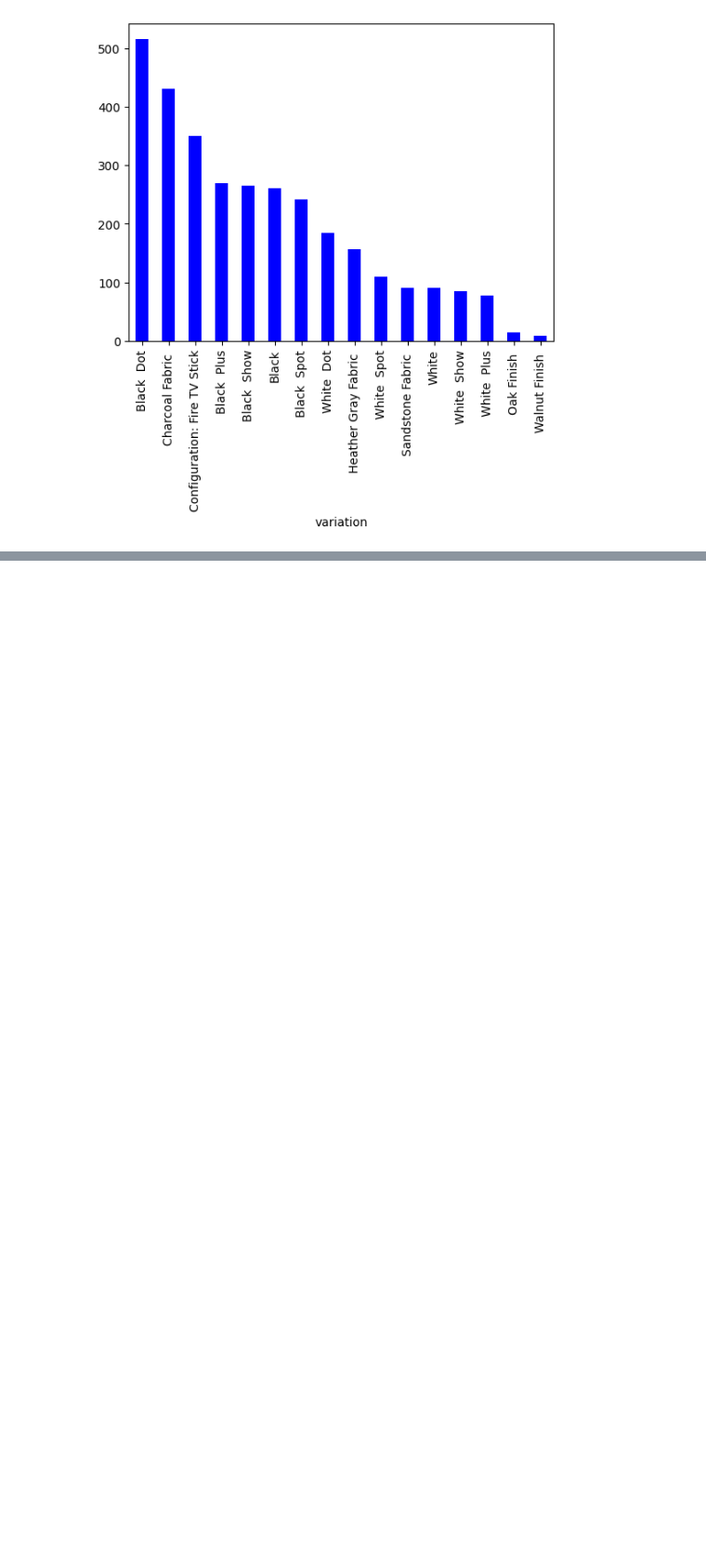
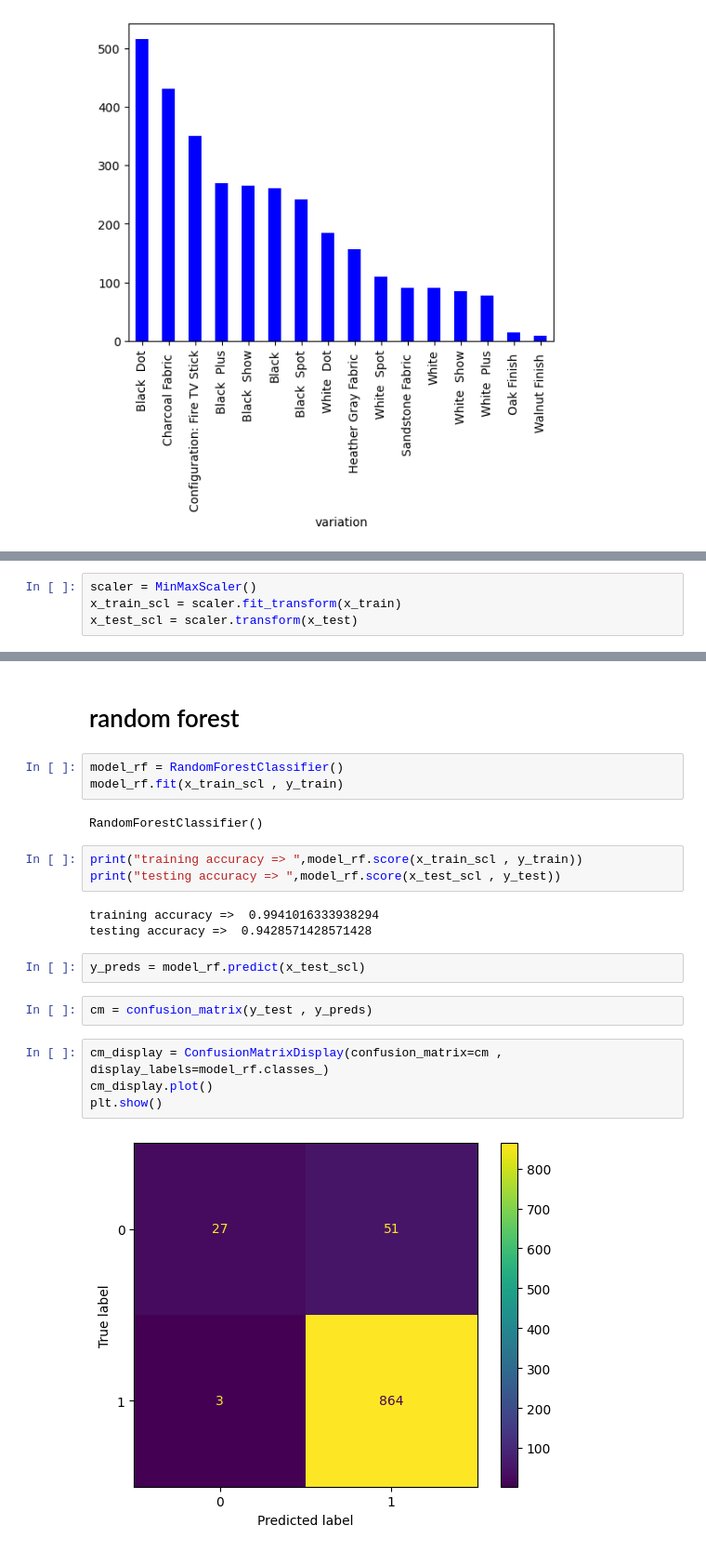
Before and after one commit to jaideep-mahala/nlp-review-sentiment-analysis, a Jupyter notebook: sentiment_prediction.ipynb, the cells around one changed output, grey strips where cells are left out. Shown at 93% size. Drawn from its saved outputs; the diff is of its cells as text; blank space fills up the shorter version.

Commit message:
implemented model selection

```diff
--- a/sentiment_prediction.ipynb
+++ b/sentiment_prediction.ipynb
@@ -287,0 +319,4 @@ data['variation'].value_counts().plot.bar(color='blue')
+# %%
+scaler = MinMaxScaler()
+x_train_scl = scaler.fit_transform(x_train)
+x_test_scl = scaler.transform(x_test)
@@ -287,0 +325,23 @@ data['variation'].value_counts().plot.bar(color='blue')
+# %% [markdown]
+# random forest
+# %%
+model_rf = RandomForestClassifier()
+model_rf.fit(x_train_scl , y_train)
+# %% [output]
+RandomForestClassifier()
+# %%
+print("training accuracy => ",model_rf.score(x_train_scl , y_train))
+print("testing accuracy => ",model_rf.score(x_test_scl , y_test))
+# %% [output]
+training accuracy =>  0.9941016333938294
+testing accuracy =>  0.9428571428571428
+# %%
+y_preds = model_rf.predict(x_test_scl)
+# %%
+cm = confusion_matrix(y_test , y_preds)
+# %%
+cm_display = ConfusionMatrixDisplay(confusion_matrix=cm , display_labels=model_rf.classes_)
+cm_display.plot()
+plt.show()
+# %% [output]
+[figure, added]
```
Also changed, not shown: parts of 9 cells of this notebook.
